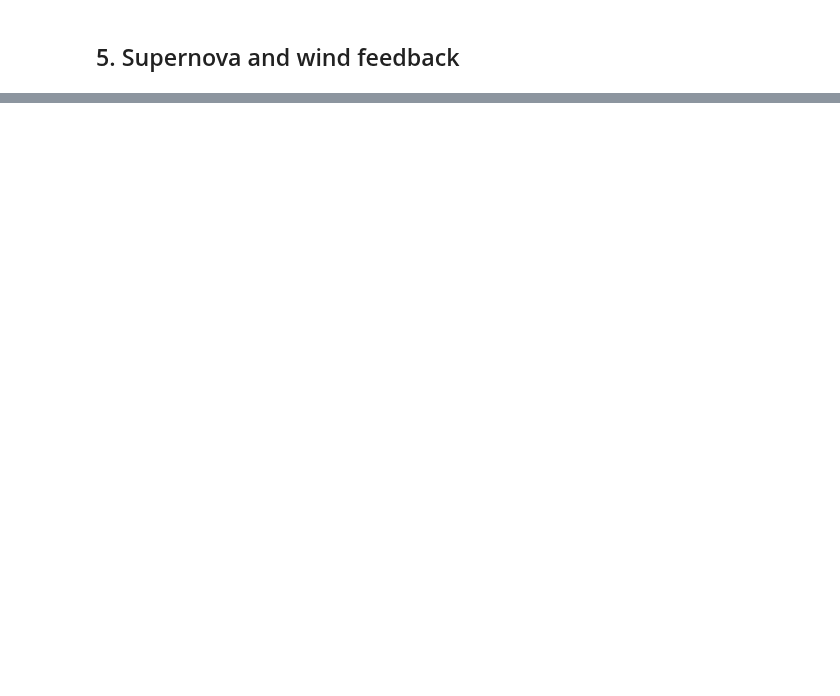
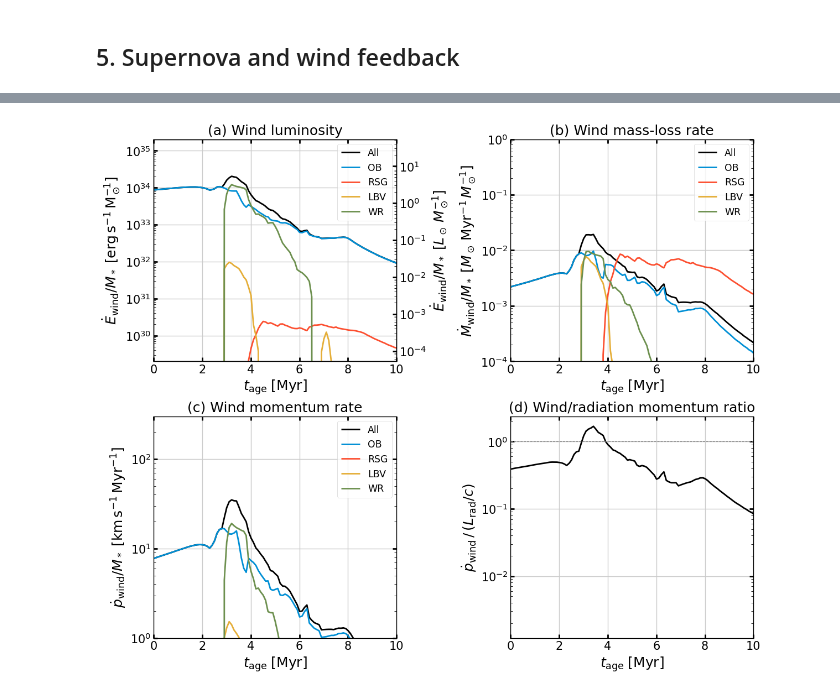
Before and after one commit to jeonggyukim/pyathena, a Jupyter notebook: notebook/sb99.ipynb, the cells around one changed output, grey strips where cells are left out. Drawn from its saved outputs; the diff is of its cells as text; code cells hidden in the pictures; blank space fills up the shorter version.

```diff
--- a/notebook/sb99.ipynb
+++ b/notebook/sb99.ipynb
@@ -191,0 +217,69 @@ plt.show()
+# %%
+from scipy.interpolate import interp1d
+
+Lsun = ac.L_sun.cgs.value
+clight = ac.c.cgs.value
+# pdot_wind unit in rw: Msun km/s/Myr/Msun  -->  dyne/Msun
+pdot_conv = (1.0*au.Msun*au.km/au.s/au.Myr).to('dyne').value
+
+fig, axes = plt.subplots(2, 2, figsize=(12, 10), constrained_layout=True)
+axes = axes.flatten()
+
+components = [('all','k','All'), ('OB','C0','OB'),
+              ('RSG','C1','RSG'), ('LBV','C2','LBV'), ('WR','C3','WR')]
+
+# (a) Wind luminosity [erg/s/Msun], right axis [Lsun/Msun]
+ax = axes[0]
+for v, c, label in components:
+    ax.semilogy(rw['time_Myr'], rw[f'Edot_{v}'], c=c, label=label)
+ymax = rw['Edot_all'].max()
+ax.set_ylim(ymax*1e-5, ymax*10)
+ax2 = ax.twinx()
+ax2.set_yscale('log')
+ax2.set_ylim(ax.get_ylim()[0]/Lsun, ax.get_ylim()[1]/Lsun)
+ax2.set_ylabel(r'$\dot{E}_{\rm wind}/M_*\;[L_\odot\,M_\odot^{-1}]$')
+ax.set_ylabel(r'$\dot{E}_{\rm wind}/M_*\;[{\rm erg\,s^{-1}\,M_\odot^{-1}}]$')
+ax.legend(fontsize='small')
+ax.set_title('(a) Wind luminosity')
+
+# (b) Mass-loss rate [Msun/Myr/Msun]
+ax = axes[1]
+for v, c, label in components:
+    ax.semilogy(rw['time_Myr'], rw[f'Mdot_{v}'], c=c, label=label)
+ax.set_ylim(1e-4, 1e0)
+ax.set_ylabel(r'$\dot{M}_{\rm wind}/M_*\;[M_\odot\,{\rm Myr}^{-1}\,M_\odot^{-1}]$')
+ax.legend(fontsize='small')
+ax.set_title('(b) Wind mass-loss rate')
+
+# (c) Wind momentum rate [km/s/Myr]
+#     pdot_all in rw is Msun km/s/Myr / Msun = km/s/Myr
+ax = axes[2]
+for v, c, label in components:
+    ax.semilogy(rw['time_Myr'], rw[f'pdot_{v}'], c=c, label=label)
+ax.set_ylim(1e0, 3e2)
+ax.set_ylabel(r'$\dot{p}_{\rm wind}/M_*\;[{\rm km\,s^{-1}\,Myr^{-1}}]$')
+ax.legend(fontsize='small')
+ax.set_title('(c) Wind momentum rate')
+
+# (d) Ratio pdot_wind / (L_rad/c)
+#     rr['L']['tot'] is in Lsun/Msun; convert to erg/s/Msun before dividing by c
+ax = axes[3]
+L_tot_interp = interp1d(rr['time_Myr'], rr['L']['tot'],
+                        bounds_error=False, fill_value='extrapolate')
+L_rad_cgs = L_tot_interp(rw['time_Myr']) * Lsun  # erg/s/Msun
+pdot_rad = L_rad_cgs / clight                      # dyne/Msun
+pdot_wind_cgs = rw['pdot_all'] * pdot_conv
+ratio = pdot_wind_cgs / pdot_rad
+ax.semilogy(rw['time_Myr'], ratio, c='k')
+ax.axhline(1, ls='--', c='gray', lw=0.8)
+ax.set_ylabel(r'$\dot{p}_{\rm wind}\,/\,(L_{\rm rad}/c)$')
+ax.set_title('(d) Wind/radiation momentum ratio')
+
+for ax in axes:
+    ax.set_xlabel(r'$t_{\rm age}\;[{\rm Myr}]$')
+    ax.set_xlim(0, 10)
+    ax.grid()
+
+plt.show()
+# %% [output]
+[figure, added]
```
Also changed, not shown: parts of 16 cells of this notebook, 26 other files.
